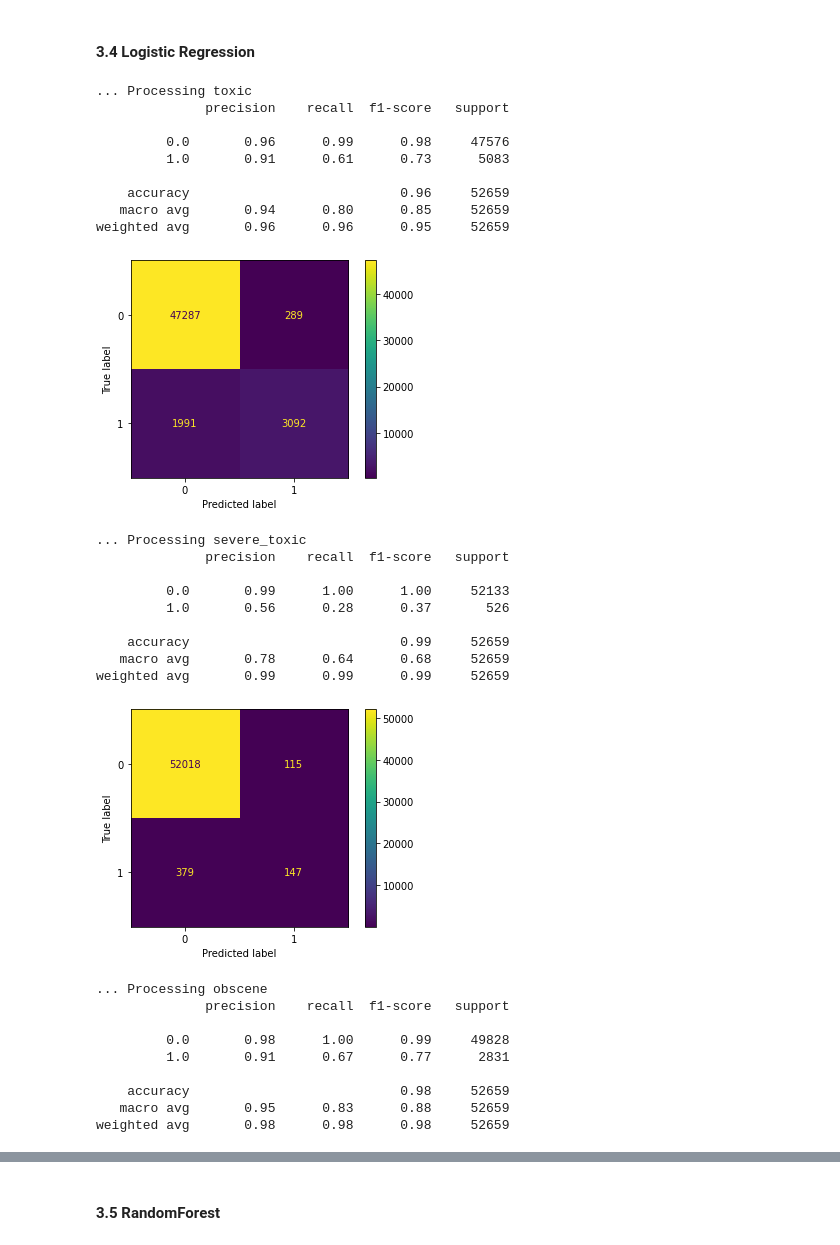
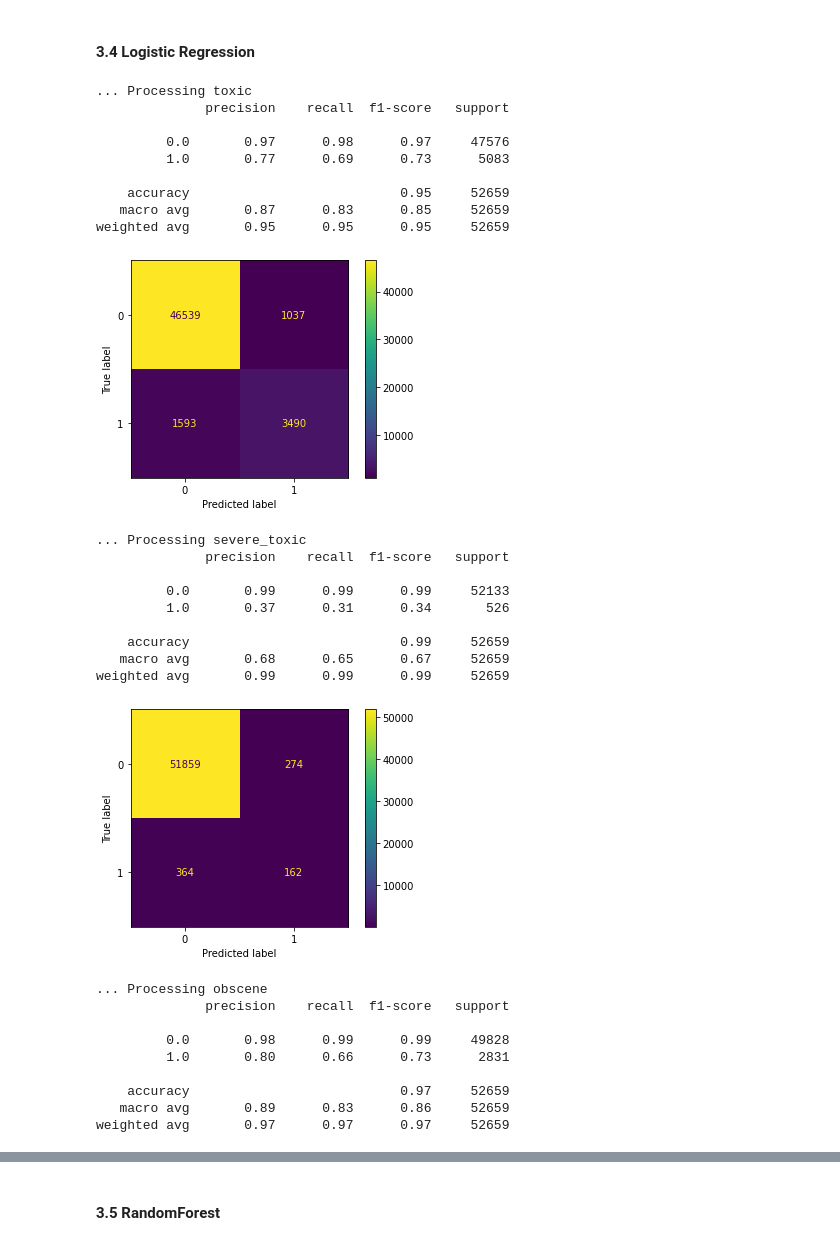
Before and after one commit to BrainTheos/uon-cci501-classification-mini-project, a Jupyter notebook: CCI501_classification_final.ipynb, the cells around one changed output, grey strips where cells are left out. Saved outputs shown, nothing was run; the diff lists cells and outputs as text; code cells hidden in the pictures.

```diff
--- a/CCI501_classification_final.ipynb
+++ b/CCI501_classification_final.ipynb
@@ -477,68 +477,73 @@ print(df_metrics_dt)
 # Logistic Regression Pipeline
 LogReg_pipeline = Pipeline([
                 ('tfidf', TfidfVectorizer(stop_words=stop_words)),
-                ('clf', OneVsRestClassifier(LogisticRegression(solver='sag'), n_jobs=1)),
+                ('clf', OneVsRestClassifier(LogisticRegression(multi_class='multinomial', solver='lbfgs', penalty='none'), n_jobs=1)),
             ])
 lgr_train_accuracy =[]
 lgr_train_score_list = []
 
 lgr_test_accuracy = []
 lgr_score_list = []
+['toxic', 'severe_toxic', 'obscene', 'threat', 'insult', 'identity_hate']
+proba_labels = []
 for category in categories:
     print('... Processing {}'.format(category))
     # train the model using X_dtm & y
     LogReg_pipeline.fit(X_train, train[category])
 
     # compute the training accuracy
     pred_train = LogReg_pipeline.predict(X_train)
     lgr_train_accuracy.append(accuracy_score(train[category], pred_train))
     lgr_train_score = f1_score(train[category], pred_train)
     lgr_train_score_list.append(lgr_train_score)
 
     # compute the testing accuracy
     prediction = LogReg_pipeline.predict(X_test)
     lgr_test_accuracy.append(accuracy_score(test[category], prediction))
     score= f1_score(test[category], prediction)
     lgr_score_list.append(score)
     cm = confusion_matrix(test[category], prediction)
     disp = ConfusionMatrixDisplay(confusion_matrix=cm)
+
+    # proba per label on test data
+    proba_labels.append(LogReg_pipeline.predict_proba(df_final.comment_text))
     disp.plot()
     print(classification_report(test[category], prediction))
     plt.show()
 df_metrics_logre = pd.DataFrame(list(zip(lgr_test_accuracy, lgr_score_list)),
                columns =['Test Accuracy', 'F1 Score'])
 df_train_metrics_lgr = pd.DataFrame(list(zip(lgr_train_accuracy, lgr_train_score_list)),
                columns =['Train Accuracy', 'F1 Score'])
 # %% [output]
 ... Processing toxic
               precision    recall  f1-score   support
 
-         0.0       0.96      0.99      0.98     47576
-         1.0       0.91      0.61      0.73      5083
+         0.0       0.97      0.98      0.97     47576
+         1.0       0.77      0.69      0.73      5083
 
-    accuracy                           0.96     52659
-   macro avg       0.94      0.80      0.85     52659
-weighted avg       0.96      0.96      0.95     52659
+    accuracy                           0.95     52659
+   macro avg       0.87      0.83      0.85     52659
+weighted avg       0.95      0.95      0.95     52659
-[figure, old version]
+[figure, new version]
 ... Processing severe_toxic
               precision    recall  f1-score   support
 
-         0.0       0.99      1.00      1.00     52133
-         1.0       0.56      0.28      0.37       526
+         0.0       0.99      0.99      0.99     52133
+         1.0       0.37      0.31      0.34       526
 
     accuracy                           0.99     52659
-   macro avg       0.78      0.64      0.68     52659
+   macro avg       0.68      0.65      0.67     52659
 weighted avg       0.99      0.99      0.99     52659
 [figure]
 ... Processing obscene
               precision    recall  f1-score   support
 
-         0.0       0.98      1.00      0.99     49828
-         1.0       0.91      0.67      0.77      2831
+         0.0       0.98      0.99      0.99     49828
+         1.0       0.80      0.66      0.73      2831
 
-    accuracy                           0.98     52659
-   macro avg       0.95      0.83      0.88     52659
-weighted avg       0.98      0.98      0.98     52659
+    accuracy                           0.97     52659
+   macro avg       0.89      0.83      0.86     52659
+weighted avg       0.97      0.97      0.97     52659
 [figure]
 ... Processing threat
               precision    recall  f1-score   support
```
Also changed, not shown: parts of 20 cells of this notebook.
